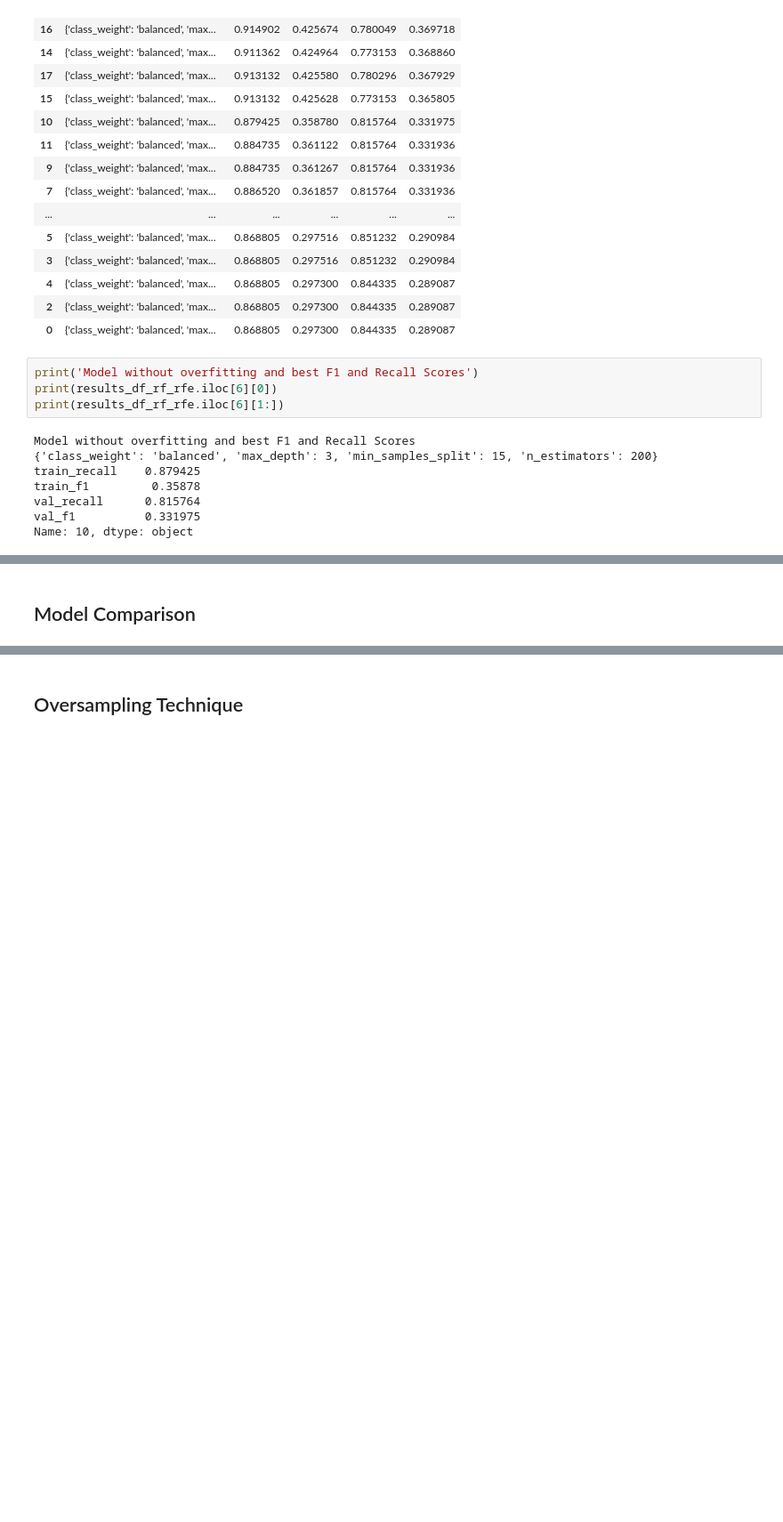
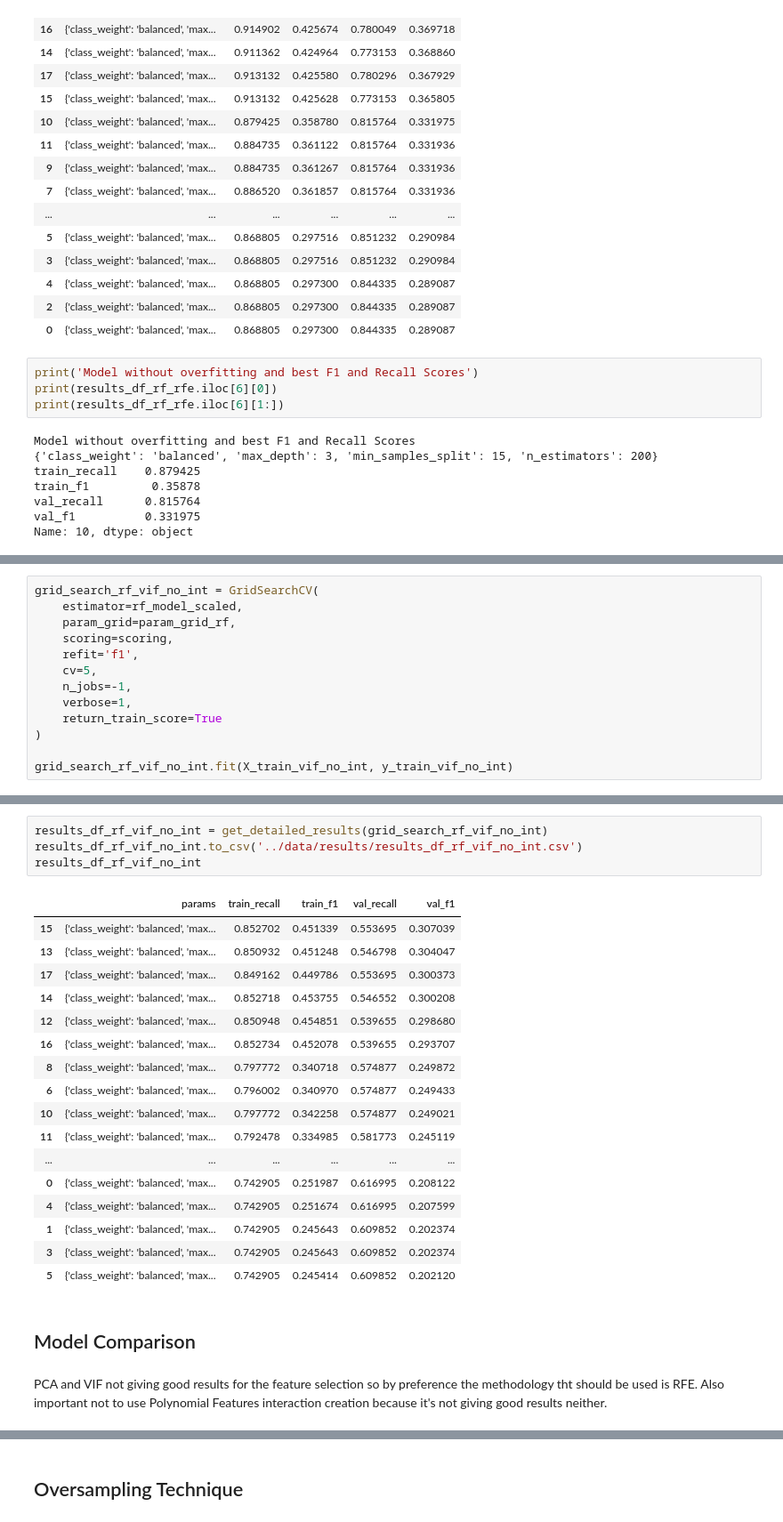
Before and after one commit to camilouribeg/DS4I-Project, a Jupyter notebook: notebooks/modeling_results.ipynb, the cells around one changed output, grey strips where cells are left out. Shown at 89% size. Drawn from its saved outputs; the diff is of its cells as text; blank space fills up the shorter version.

```diff
--- a/notebooks/modeling_results.ipynb
+++ b/notebooks/modeling_results.ipynb
@@ -661,0 +722,13 @@ Name: 10, dtype: object
+# %%
+grid_search_rf_vif_no_int = GridSearchCV(
+    estimator=rf_model_scaled,
+    param_grid=param_grid_rf,
+    scoring=scoring,
+    refit='f1',
+    cv=5,
+    n_jobs=-1,
+    verbose=1,
+    return_train_score=True
+)
+
+grid_search_rf_vif_no_int.fit(X_train_vif_no_int, y_train_vif_no_int)
@@ -662,2 +748,26 @@ Name: 10, dtype: object
+# %%
+results_df_rf_vif_no_int = get_detailed_results(grid_search_rf_vif_no_int)
+results_df_rf_vif_no_int.to_csv('../data/results/results_df_rf_vif_no_int.csv')
+results_df_rf_vif_no_int
+# %% [output]
+|  | params | train_recall | train_f1 | val_recall | val_f1 |
+| 15 | {'class_weight': 'balanced', 'max... | 0.852702 | 0.451339 | 0.553695 | 0.307039 |
+| 13 | {'class_weight': 'balanced', 'max... | 0.850932 | 0.451248 | 0.546798 | 0.304047 |
+| 17 | {'class_weight': 'balanced', 'max... | 0.849162 | 0.449786 | 0.553695 | 0.300373 |
+| 14 | {'class_weight': 'balanced', 'max... | 0.852718 | 0.453755 | 0.546552 | 0.300208 |
+| 12 | {'class_weight': 'balanced', 'max... | 0.850948 | 0.454851 | 0.539655 | 0.298680 |
+| 16 | {'class_weight': 'balanced', 'max... | 0.852734 | 0.452078 | 0.539655 | 0.293707 |
+| 8 | {'class_weight': 'balanced', 'max... | 0.797772 | 0.340718 | 0.574877 | 0.249872 |
+| 6 | {'class_weight': 'balanced', 'max... | 0.796002 | 0.340970 | 0.574877 | 0.249433 |
+| 10 | {'class_weight': 'balanced', 'max... | 0.797772 | 0.342258 | 0.574877 | 0.249021 |
+| 11 | {'class_weight': 'balanced', 'max... | 0.792478 | 0.334985 | 0.581773 | 0.245119 |
+| ... | ... | ... | ... | ... | ... |
+| 0 | {'class_weight': 'balanced', 'max... | 0.742905 | 0.251987 | 0.616995 | 0.208122 |
+| 4 | {'class_weight': 'balanced', 'max... | 0.742905 | 0.251674 | 0.616995 | 0.207599 |
+| 1 | {'class_weight': 'balanced', 'max... | 0.742905 | 0.245643 | 0.609852 | 0.202374 |
+| 3 | {'class_weight': 'balanced', 'max... | 0.742905 | 0.245643 | 0.609852 | 0.202374 |
+| 5 | {'class_weight': 'balanced', 'max... | 0.742905 | 0.245414 | 0.609852 | 0.202120 |
 # %% [markdown]
 ## Model Comparison
+# %% [markdown]
+PCA and VIF not giving good results for the feature selection so by preference the methodology tht should be used is RFE. Also important not to use Polynomial Features interaction creation because it's not giving good results neither.
```
Also changed, not shown: parts of 9 cells of this notebook, 1 other file.
